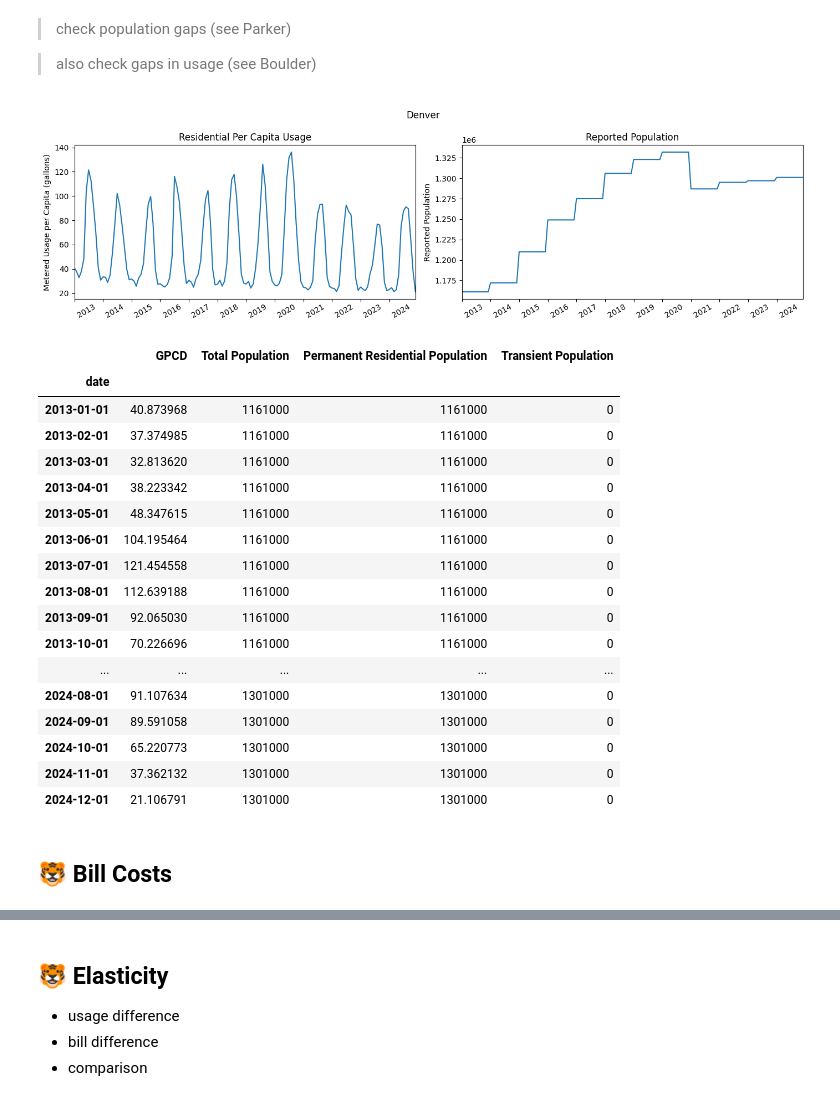
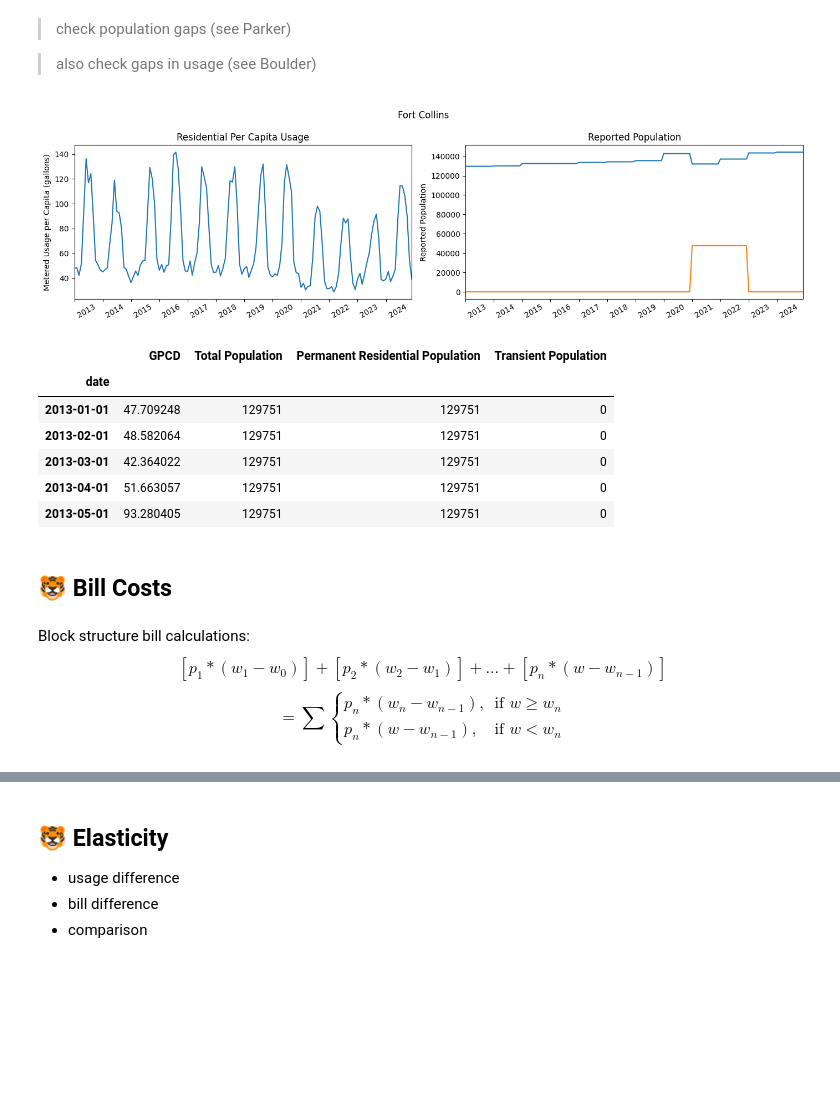
Before and after one commit to jade-fp/hub-gra-cwcb-rates, a Jupyter notebook: analysis_new.ipynb, the cells around one changed output, grey strips where cells are left out. Drawn from its saved outputs; the diff is of its cells as text; code cells hidden in the pictures; blank space fills up the shorter version.

```diff
--- a/analysis_new.ipynb
+++ b/analysis_new.ipynb
@@ -890,6 +924,9 @@ Will manually set values as needed if not kgal
 Assuming that the reporting units for a given provider do NOT change over time. *If this turns out to be wrong, will need to incorporate units as a function of time in the data itself.*
 # %%
 account_units = pd.DataFrame(data='kgal',index=providers.index.get_level_values(0),columns=['rates_units','acct_data_units'])
+
+#_ foco_city provided household usage in gallons _#
+account_units.loc['foco_city','acct_data_units'] = 'gal'
 # %% [markdown]
 ### Categories Tracking
 # %%
@@ -974,22 +1011,22 @@ for i in data_rates.keys():
         # data_rates[i][('Tier Cap Diff','Tier 0')] = data_rates[i]['start']
         data_rates[i].sort_index(axis=1,inplace=True)
 # %%
-def plt_rates(provider,category,adjusted=False,**kwargs):
+def plt_rates(provider,category,adjusted=False,ax=None,**kwargs):
     '''
     for creating individual historical rate plots
     can be used by itself or as an axis in an existing figure
     '''
-    if not plt.get_fignums():
-        fig, ax = plt.subplots()
-    else:
-        ax = kwargs.get('ax')
+
+    fig, ax = fxn_check_for_plots(ax=ax)
+
     axTiers = ax
-
 
     if adjusted == True:
         rates_type = ' (adjusted)'
     else:
         rates_type = ''
+
+    rates_units = account_units.loc[provider,'rates_units']
 
     # figRates, axTiers = plt.subplots(figsize=(9,5))
 
@@ -1002,7 +1039,7 @@ def plt_rates(provider,category,adjusted=False,**kwargs):
                     colors=the_colors['area']
                     )
     axTiers.set_ylim((0,None))
-    axTiers.set_ylabel('Tier Size (gallons)')
+    axTiers.set_ylabel(f'Tier Size ({rates_units})')
 
     axRates = axTiers.twinx()
 
@@ -1010,7 +1047,7 @@ def plt_rates(provider,category,adjusted=False,**kwargs):
         axRates.plot(data_rates[provider].loc[category][f'Rate per Unit{rates_type}'].iloc[:,i], # ' (adjusted)'
                     color=the_colors['lines'][i])
     axRates.set_ylim((None,None))
-    axRates.set_ylabel(f'Rate ($/{account_units.loc[provider,'rates_units']})')
+    axRates.set_ylabel(f'Rate ($/{rates_units})')
 
     for i in list(range(5)):
         if data_rates[provider].loc[category]['Tier Cap Diff'][f'Tier {i+1}'].isna().all():
@@ -1027,6 +1064,8 @@ def plt_rates(provider,category,adjusted=False,**kwargs):
     axTiers.set_xlim(data_rates[provider].loc[category].index.min(),data_rates[provider].loc[category].index.max())
     # axTest2.legend()
     axTiers.set_title(f'{providers.reset_index('name')['name'].loc[provider]} ({category})')
+
+    axTiers.grid(True,axis='x')
 # %%
 def plt_rates_all_categories(provider, **kwargs):
     '''
@@ -1115,12 +1239,10 @@ linked closely to **fxn_gpcd**
 
 🧋 [ Sam Stein ] `We noticed that some accounts are reporting either very low or zero metered used for a given report. For Aurora's 2023 report, it looks like there is a discrepancy in the reported metered use and the reporting units (the volume matches closer to the 2022 report using Gallons Thousands, but it is labelled as being reported in Gallons). Boulder reported 0 acre-feet for its 2018-2020 residential usage -- and it looks like the 2018 report was entirely a zero-volume report for all categories. Similar data gaps exist with some population reports, such as with Parker Water and Sanitation District, which reported 0 population for 2017 and 2022. Do you have any advice on how to proceed with interpreting reporting oddities like these?`
 # %%
-def plt_GPCD_population(account_id,pop_type='both',show_both_pop=False,**kwargs):
+def plt_GPCD_population(account_id,pop_type='both',show_both_pop=False,ax=None,**kwargs):
 
-    if not plt.get_fignums():
-        fig, ax = plt.subplots()
-    else:
-        ax = kwargs.get('ax')
+    fig, ax = fxn_check_for_plots(ax)
+
     ax_GPCD_pop = ax
 
     df = fxn_gpcd(account_id=account_id,pop_type=pop_type)
@@ -1139,12 +1261,10 @@ plt_GPCD_population(sel_provider)
 # %% [output]
 [figure]
 # %%
-def plt_GPCD(account_id,pop_type='both',**kwargs):
+def plt_GPCD(account_id,pop_type='both',ax=None,**kwargs):
 
-    if not plt.get_fignums():
-        fig, ax = plt.subplots()
-    else:
-        ax = kwargs.get('ax')
+    fig, ax = fxn_check_for_plots(ax)
+
     ax_GPCD_usage = ax
 
     df = fxn_gpcd(account_id=account_id,pop_type=pop_type)
@@ -1229,28 +1349,29 @@ def plt_GPCD_combined_fig(account_id,pop_type='both',show_both_pop=False, catego
 
 > also check gaps in usage (see Boulder)
 # %%
-plt_GPCD_combined_fig('denver_water',pop_type='both',df_return='all')#,show_both_pop=True)
+plt_GPCD_combined_fig('foco_city',pop_type='both',df_return='head')#,show_both_pop=True)
 # longmont          ->  ,category='Residential'
 # greeley, pueblo   ->  ,category='Single Family Residential'
 # %% [output]
-[figure, old version]
+[figure, new version]
 |  | GPCD | Total Population | Permanent Residential Population | Transient Population |
 | date |  |  |  |  |
-| 2013-01-01 | 40.873968 | 1161000 | 1161000 | 0 |
-| 2013-02-01 | 37.374985 | 1161000 | 1161000 | 0 |
-| 2013-03-01 | 32.813620 | 1161000 | 1161000 | 0 |
-| 2013-04-01 | 38.223342 | 1161000 | 1161000 | 0 |
-| 2013-05-01 | 48.347615 | 1161000 | 1161000 | 0 |
-| 2013-06-01 | 104.195464 | 1161000 | 1161000 | 0 |
-| 2013-07-01 | 121.454558 | 1161000 | 1161000 | 0 |
-| 2013-08-01 | 112.639188 | 1161000 | 1161000 | 0 |
-| 2013-09-01 | 92.065030 | 1161000 | 1161000 | 0 |
-| 2013-10-01 | 70.226696 | 1161000 | 1161000 | 0 |
-| ... | ... | ... | ... | ... |
-| 2024-08-01 | 91.107634 | 1301000 | 1301000 | 0 |
-| 2024-09-01 | 89.591058 | 1301000 | 1301000 | 0 |
-| 2024-10-01 | 65.220773 | 1301000 | 1301000 | 0 |
-| 2024-11-01 | 37.362132 | 1301000 | 1301000 | 0 |
-| 2024-12-01 | 21.106791 | 1301000 | 1301000 | 0 |
+| 2013-01-01 | 47.709248 | 129751 | 129751 | 0 |
+| 2013-02-01 | 48.582064 | 129751 | 129751 | 0 |
+| 2013-03-01 | 42.364022 | 129751 | 129751 | 0 |
+| 2013-04-01 | 51.663057 | 129751 | 129751 | 0 |
+| 2013-05-01 | 93.280405 | 129751 | 129751 | 0 |
 # %% [markdown]
 ## 🐯 Bill Costs
+# %% [markdown]
+Block structure bill calculations:
+$$
+    [p_1 * (w_1 - w_0)] + [p_2 * (w_2 - w_1)] + ... + [p_n * (w - w_{n-1})]
+$$
+$$
+    = \sum
+    \begin{cases}
+        p_n * (w_n - w_{n-1}),& \text{if } w\geq w_n\\
+        p_n * (w - w_{n-1}),&   \text{if } w\lt w_n
+    \end{cases}
+$$
```
Also changed, not shown: parts of 43 cells of this notebook.
